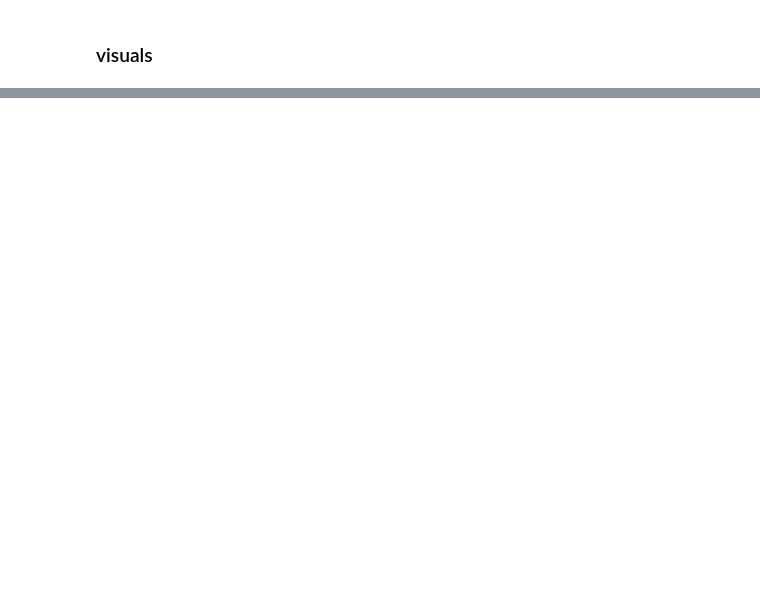
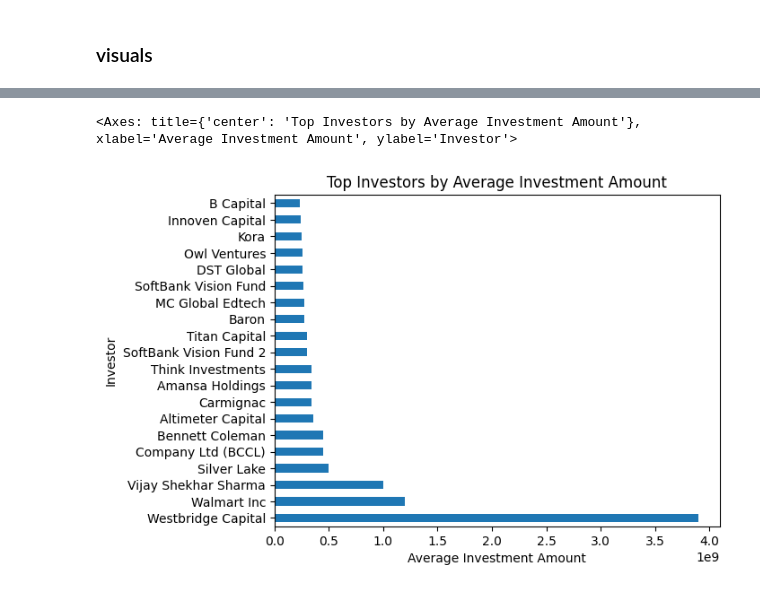
Before and after one commit to OlixIgnacious/indian-startups-transformations, a Jupyter notebook: notebooks/week2_exploration.ipynb, the cells around one changed output, grey strips where cells are left out. Drawn from its saved outputs; the diff is of its cells as text; code cells hidden in the pictures; blank space fills up the shorter version.

```diff
--- a/notebooks/week2_exploration.ipynb
+++ b/notebooks/week2_exploration.ipynb
@@ -606,0 +663,10 @@ count_investor.plot(kind='barh', title='Top Investors by Number of Investments',
+# %%
+exploded = df.explode('investor_list')
+exploded = exploded.dropna(subset=['investor_list'])
+exploded.isna().sum()
+
+avg_inv_fund = exploded.groupby('investor_list')['amount'].mean().sort_values(ascending=False).head(20)
+avg_inv_fund.plot(kind='barh', title='Top Investors by Average Investment Amount', xlabel='Average Investment Amount', ylabel='Investor')
+# %% [output]
+<Axes: title={'center': 'Top Investors by Average Investment Amount'}, xlabel='Average Investment Amount', ylabel='Investor'>
+[figure, added]
```
Also changed, not shown: parts of 12 cells of this notebook.
